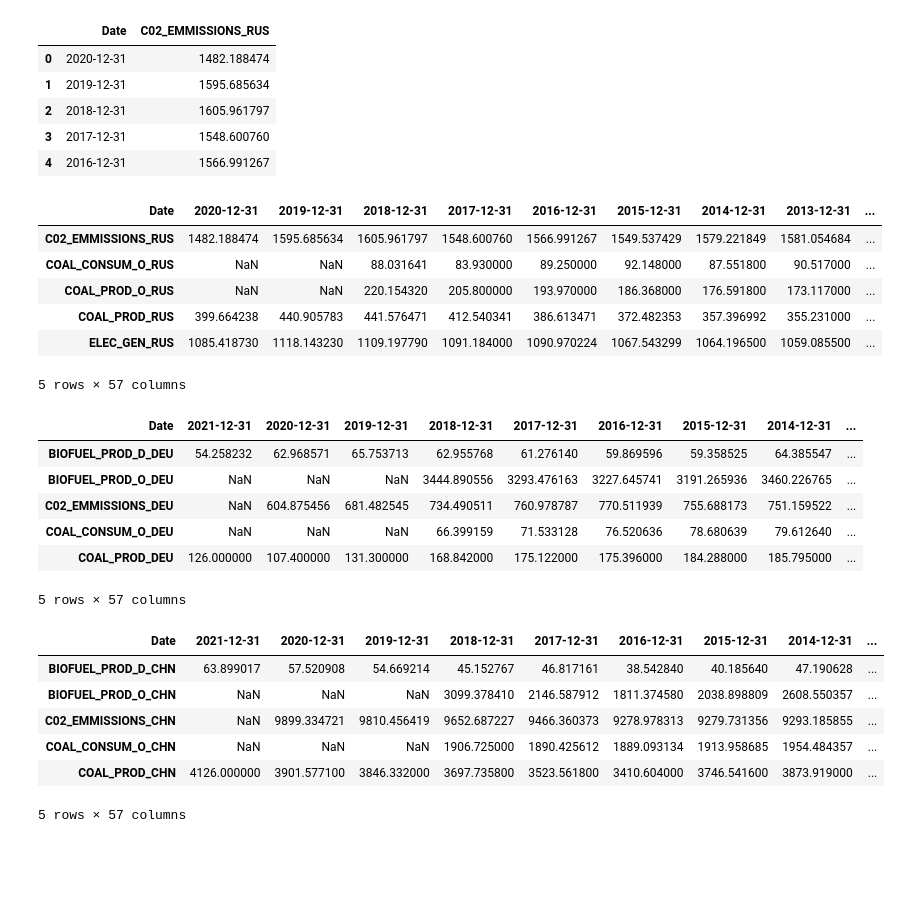
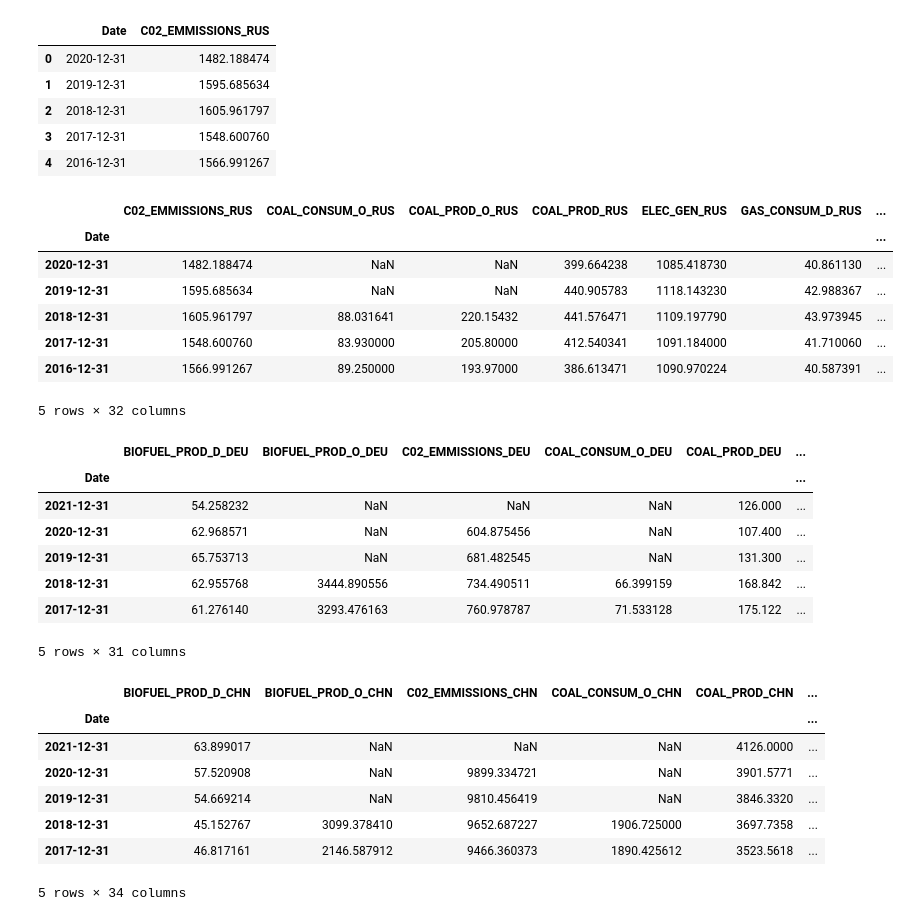
Before and after one commit to ianoxx/Energy-Production-and-Consumption, a Jupyter notebook: Data_preparation_Part_one.ipynb, the cells around one changed output. Cells and saved outputs as stored; diff of their text form; code cells hidden in the pictures; blank space fills up the shorter version.

```diff
--- a/Data_preparation_Part_one.ipynb
+++ b/Data_preparation_Part_one.ipynb
@@ -100,14 +98,14 @@ del df_RUS['Date']
 # %%
-df_RUS = df_RUS.transpose()
 df_RUS.head()
 # %% [output]
-| Date | 2020-12-31 | 2019-12-31 | 2018-12-31 | 2017-12-31 | 2016-12-31 | 2015-12-31 | 2014-12-31 | 2013-12-31 | ... |
-| C02_EMMISSIONS_RUS | 1482.188474 | 1595.685634 | 1605.961797 | 1548.600760 | 1566.991267 | 1549.537429 | 1579.221849 | 1581.054684 | ... |
-| COAL_CONSUM_O_RUS | NaN | NaN | 88.031641 | 83.930000 | 89.250000 | 92.148000 | 87.551800 | 90.517000 | ... |
-| COAL_PROD_O_RUS | NaN | NaN | 220.154320 | 205.800000 | 193.970000 | 186.368000 | 176.591800 | 173.117000 | ... |
-| COAL_PROD_RUS | 399.664238 | 440.905783 | 441.576471 | 412.540341 | 386.613471 | 372.482353 | 357.396992 | 355.231000 | ... |
-| ELEC_GEN_RUS | 1085.418730 | 1118.143230 | 1109.197790 | 1091.184000 | 1090.970224 | 1067.543299 | 1064.196500 | 1059.085500 | ... |
+|  | C02_EMMISSIONS_RUS | COAL_CONSUM_O_RUS | COAL_PROD_O_RUS | COAL_PROD_RUS | ELEC_GEN_RUS | GAS_CONSUM_D_RUS | ... |
+| Date |  |  |  |  |  |  | ... |
+| 2020-12-31 | 1482.188474 | NaN | NaN | 399.664238 | 1085.418730 | 40.861130 | ... |
+| 2019-12-31 | 1595.685634 | NaN | NaN | 440.905783 | 1118.143230 | 42.988367 | ... |
+| 2018-12-31 | 1605.961797 | 88.031641 | 220.15432 | 441.576471 | 1109.197790 | 43.973945 | ... |
+| 2017-12-31 | 1548.600760 | 83.930000 | 205.80000 | 412.540341 | 1091.184000 | 41.710060 | ... |
+| 2016-12-31 | 1566.991267 | 89.250000 | 193.97000 | 386.613471 | 1090.970224 | 40.587391 | ... |
-5 rows × 57 columns
+5 rows × 32 columns
 # %%
 #Проделаем то же самое с Китаем и Германией
 # %%
@@ -126,16 +124,16 @@ for i in range(len(ls)):
 
 df_GER.index = df_GER.Date
 del df_GER['Date']
-df_GER = df_GER.transpose()
 df_GER.head()
 # %% [output]
-| Date | 2021-12-31 | 2020-12-31 | 2019-12-31 | 2018-12-31 | 2017-12-31 | 2016-12-31 | 2015-12-31 | 2014-12-31 | ... |
-| BIOFUEL_PROD_D_DEU | 54.258232 | 62.968571 | 65.753713 | 62.955768 | 61.276140 | 59.869596 | 59.358525 | 64.385547 | ... |
-| BIOFUEL_PROD_O_DEU | NaN | NaN | NaN | 3444.890556 | 3293.476163 | 3227.645741 | 3191.265936 | 3460.226765 | ... |
-| C02_EMMISSIONS_DEU | NaN | 604.875456 | 681.482545 | 734.490511 | 760.978787 | 770.511939 | 755.688173 | 751.159522 | ... |
-| COAL_CONSUM_O_DEU | NaN | NaN | NaN | 66.399159 | 71.533128 | 76.520636 | 78.680639 | 79.612640 | ... |
-| COAL_PROD_DEU | 126.000000 | 107.400000 | 131.300000 | 168.842000 | 175.122000 | 175.396000 | 184.288000 | 185.795000 | ... |
+|  | BIOFUEL_PROD_D_DEU | BIOFUEL_PROD_O_DEU | C02_EMMISSIONS_DEU | COAL_CONSUM_O_DEU | COAL_PROD_DEU | ... |
+| Date |  |  |  |  |  | ... |
+| 2021-12-31 | 54.258232 | NaN | NaN | NaN | 126.000 | ... |
+| 2020-12-31 | 62.968571 | NaN | 604.875456 | NaN | 107.400 | ... |
+| 2019-12-31 | 65.753713 | NaN | 681.482545 | NaN | 131.300 | ... |
+| 2018-12-31 | 62.955768 | 3444.890556 | 734.490511 | 66.399159 | 168.842 | ... |
+| 2017-12-31 | 61.276140 | 3293.476163 | 760.978787 | 71.533128 | 175.122 | ... |
-5 rows × 57 columns
+5 rows × 31 columns
 # %%
 path = 'data/CHI'
 list_name = glob.glob(path + "/*.csv")
@@ -152,16 +150,16 @@ for i in range(len(ls)):
 
 df_CHI.index = df_CHI.Date
 del df_CHI['Date']
-df_CHI = df_CHI.transpose()
 df_CHI.head()
 # %% [output]
-| Date | 2021-12-31 | 2020-12-31 | 2019-12-31 | 2018-12-31 | 2017-12-31 | 2016-12-31 | 2015-12-31 | 2014-12-31 | ... |
-| BIOFUEL_PROD_D_CHN | 63.899017 | 57.520908 | 54.669214 | 45.152767 | 46.817161 | 38.542840 | 40.185640 | 47.190628 | ... |
-| BIOFUEL_PROD_O_CHN | NaN | NaN | NaN | 3099.378410 | 2146.587912 | 1811.374580 | 2038.898809 | 2608.550357 | ... |
-| C02_EMMISSIONS_CHN | NaN | 9899.334721 | 9810.456419 | 9652.687227 | 9466.360373 | 9278.978313 | 9279.731356 | 9293.185855 | ... |
-| COAL_CONSUM_O_CHN | NaN | NaN | NaN | 1906.725000 | 1890.425612 | 1889.093134 | 1913.958685 | 1954.484357 | ... |
-| COAL_PROD_CHN | 4126.000000 | 3901.577100 | 3846.332000 | 3697.735800 | 3523.561800 | 3410.604000 | 3746.541600 | 3873.919000 | ... |
+|  | BIOFUEL_PROD_D_CHN | BIOFUEL_PROD_O_CHN | C02_EMMISSIONS_CHN | COAL_CONSUM_O_CHN | COAL_PROD_CHN | ... |
+| Date |  |  |  |  |  | ... |
+| 2021-12-31 | 63.899017 | NaN | NaN | NaN | 4126.0000 | ... |
+| 2020-12-31 | 57.520908 | NaN | 9899.334721 | NaN | 3901.5771 | ... |
+| 2019-12-31 | 54.669214 | NaN | 9810.456419 | NaN | 3846.3320 | ... |
+| 2018-12-31 | 45.152767 | 3099.378410 | 9652.687227 | 1906.725000 | 3697.7358 | ... |
+| 2017-12-31 | 46.817161 | 2146.587912 | 9466.360373 | 1890.425612 | 3523.5618 | ... |
-5 rows × 57 columns
+5 rows × 34 columns
 # %%
 #Сохраним результаты. На этом первая часть подготовки данных для анализа заканчивается
 # %%
```
Also changed, not shown: parts of 1 cell of this notebook, 4 other files.
